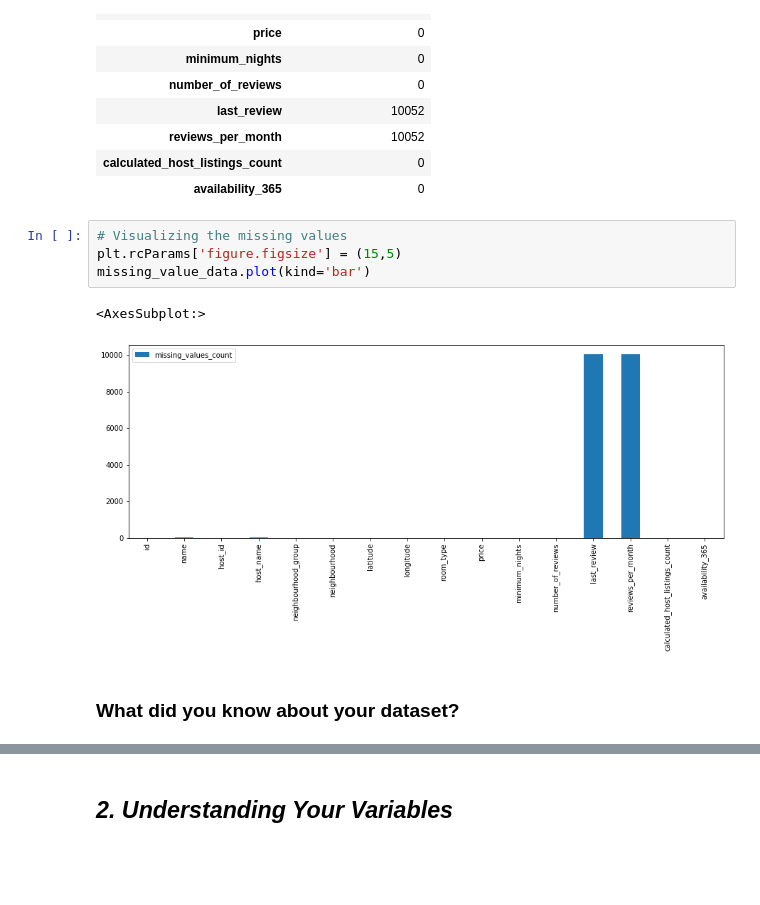
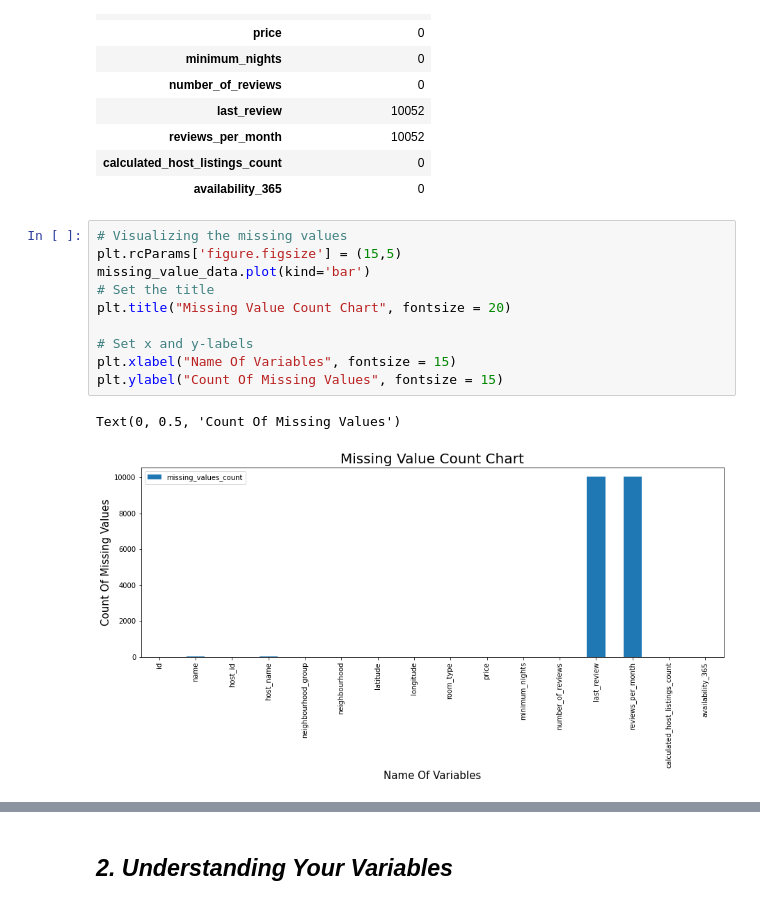
Before and after one commit to kapilkukreja469/Airbnb_bookings_analysis_project, a Jupyter notebook: Sample_EDA_Submission_Template.ipynb, the cells around one changed output, grey strips where cells are left out. Cells and saved outputs as stored; diff of their text form; blank space fills up the shorter version.

```diff
--- a/Sample_EDA_Submission_Template.ipynb
+++ b/Sample_EDA_Submission_Template.ipynb
@@ -168,9 +166,13 @@ missing_value_data
 # %%
 # Visualizing the missing values
 plt.rcParams['figure.figsize'] = (15,5)
 missing_value_data.plot(kind='bar')
+# Set the title
+plt.title("Missing Value Count Chart", fontsize = 20)
+
+# Set x and y-labels
+plt.xlabel("Name Of Variables", fontsize = 15)
+plt.ylabel("Count Of Missing Values", fontsize = 15)
 # %% [output]
-<AxesSubplot:>
+Text(0, 0.5, 'Count Of Missing Values')
-[figure, old version]
+[figure, new version]
-# %% [markdown]
-### What did you know about your dataset?
```
Also changed, not shown: parts of 12 cells of this notebook.
